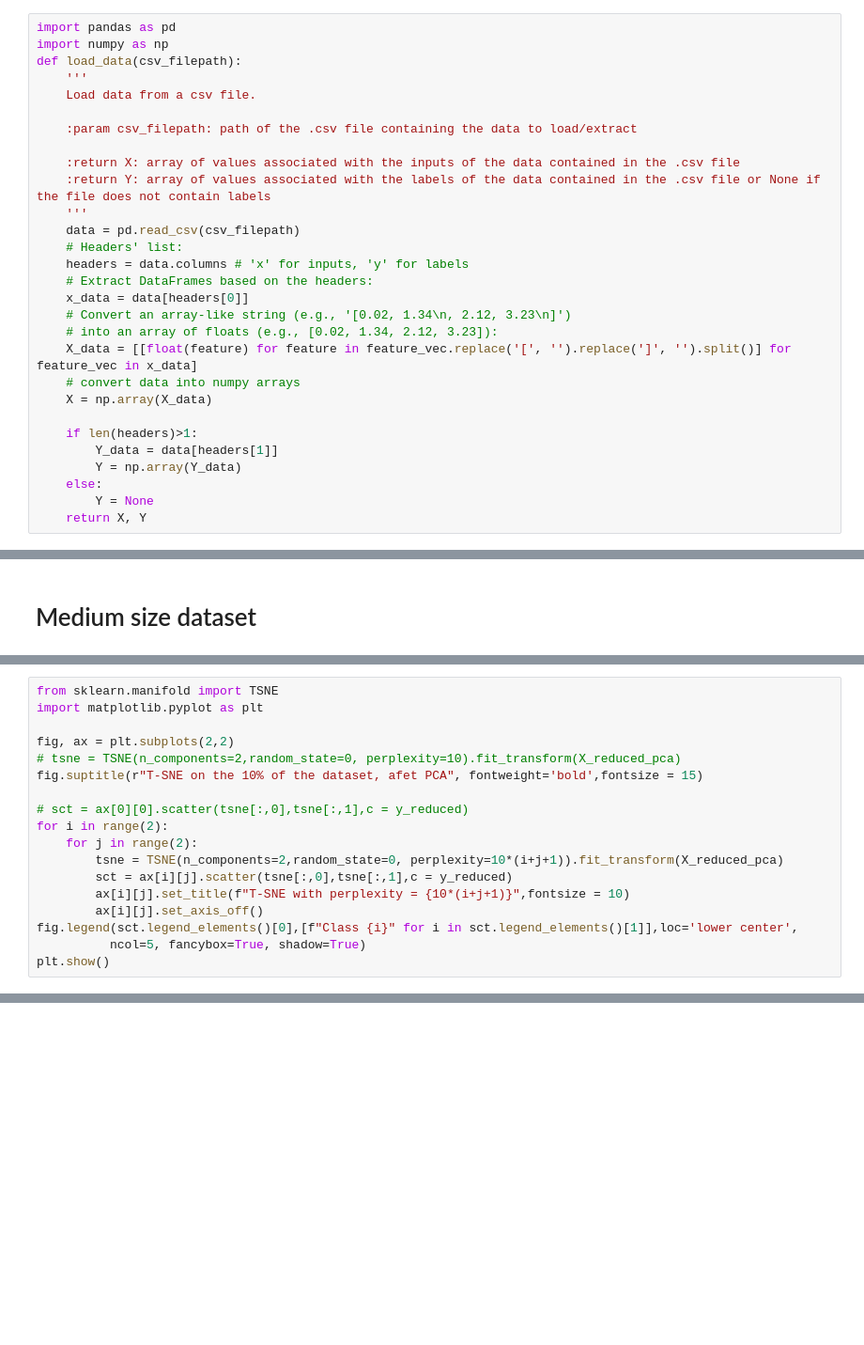
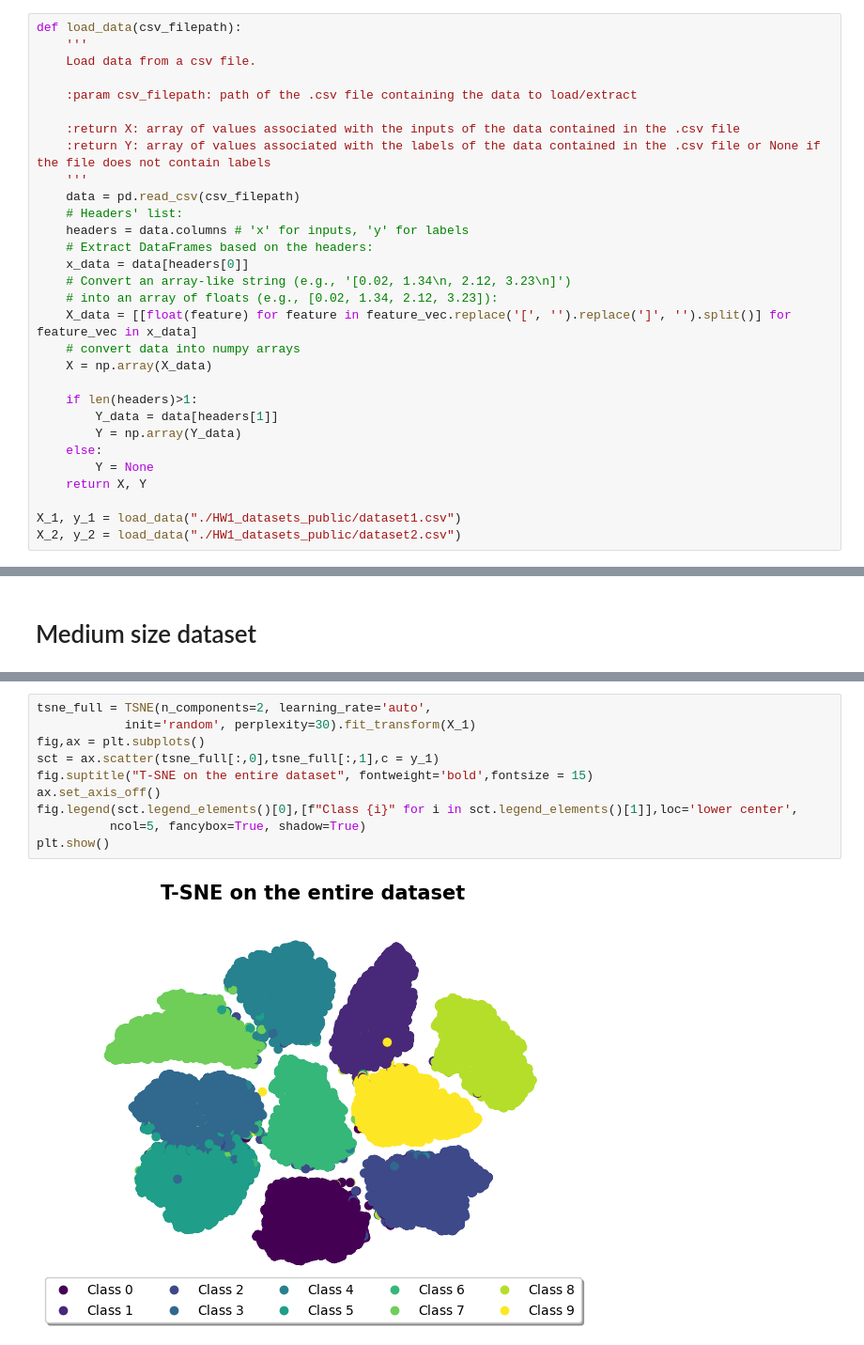
Before and after one commit to Haislich/MachineLearning, a Jupyter notebook: Code/Homework1/homework1.ipynb, the cells around one changed output, grey strips where cells are left out. Shown: that part at 94% size. Saved outputs shown, nothing was run; the diff lists cells and outputs as text; blank space fills up the shorter version.

```diff
--- a/Code/Homework1/homework1.ipynb
+++ b/Code/Homework1/homework1.ipynb
@@ -1,6 +17,4 @@
 # %%
-import pandas as pd
-import numpy as np
 def load_data(csv_filepath):
     '''
     Load data from a csv file.
@@ -27,3 +41,6 @@ def load_data(csv_filepath):
     else:
         Y = None
     return X, Y
+
+X_1, y_1 = load_data("./HW1_datasets_public/dataset1.csv")
+X_2, y_2 = load_data("./HW1_datasets_public/dataset2.csv")
@@ -110,18 +54,0 @@ We can now inspect the T-SNE graph and see if changing the perplexity parameter
-# %%
-from sklearn.manifold import TSNE
-import matplotlib.pyplot as plt
-
-fig, ax = plt.subplots(2,2)
-# tsne = TSNE(n_components=2,random_state=0, perplexity=10).fit_transform(X_reduced_pca)
-fig.suptitle(r"T-SNE on the 10% of the dataset, afet PCA", fontweight='bold',fontsize = 15)
-
-# sct = ax[0][0].scatter(tsne[:,0],tsne[:,1],c = y_reduced)
-for i in range(2):
-    for j in range(2):
-        tsne = TSNE(n_components=2,random_state=0, perplexity=10*(i+j+1)).fit_transform(X_reduced_pca)
-        sct = ax[i][j].scatter(tsne[:,0],tsne[:,1],c = y_reduced)
-        ax[i][j].set_title(f"T-SNE with perplexity = {10*(i+j+1)}",fontsize = 10)
-        ax[i][j].set_axis_off()
-fig.legend(sct.legend_elements()[0],[f"Class {i}" for i in sct.legend_elements()[1]],loc='lower center',
-          ncol=5, fancybox=True, shadow=True)
-plt.show()
@@ -241,0 +59,12 @@ T-SNE can help us identify why SVM tend to make errors more frequently on $3$ an
+# %%
+tsne_full = TSNE(n_components=2, learning_rate='auto',
+            init='random', perplexity=30).fit_transform(X_1)
+fig,ax = plt.subplots()
+sct = ax.scatter(tsne_full[:,0],tsne_full[:,1],c = y_1)
+fig.suptitle("T-SNE on the entire dataset", fontweight='bold',fontsize = 15)
+ax.set_axis_off()
+fig.legend(sct.legend_elements()[0],[f"Class {i}" for i in sct.legend_elements()[1]],loc='lower center',
+          ncol=5, fancybox=True, shadow=True)
+plt.show()
+# %% [output]
+[figure, added]
```
Also changed, not shown: parts of 71 cells of this notebook, 6 other files.
